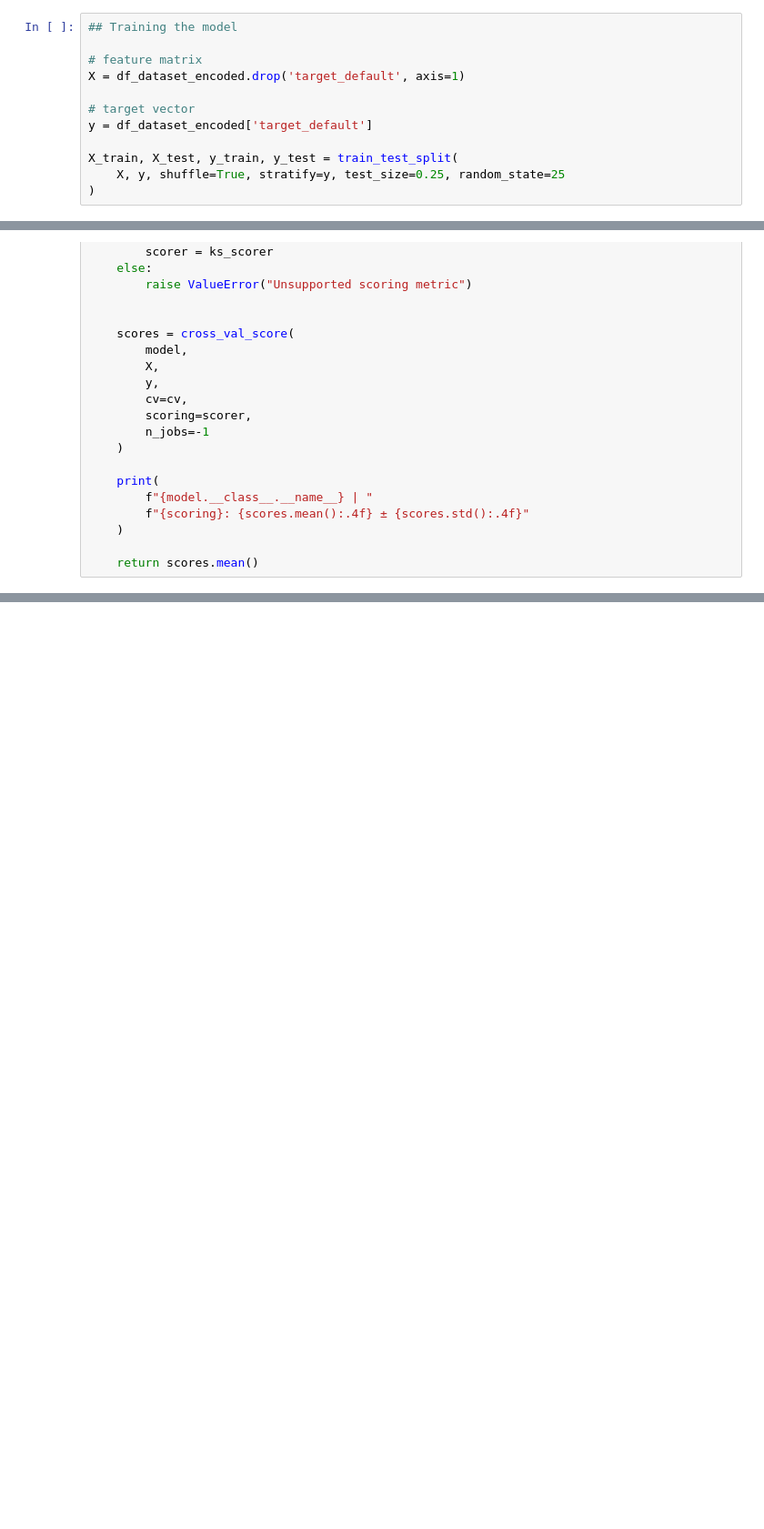
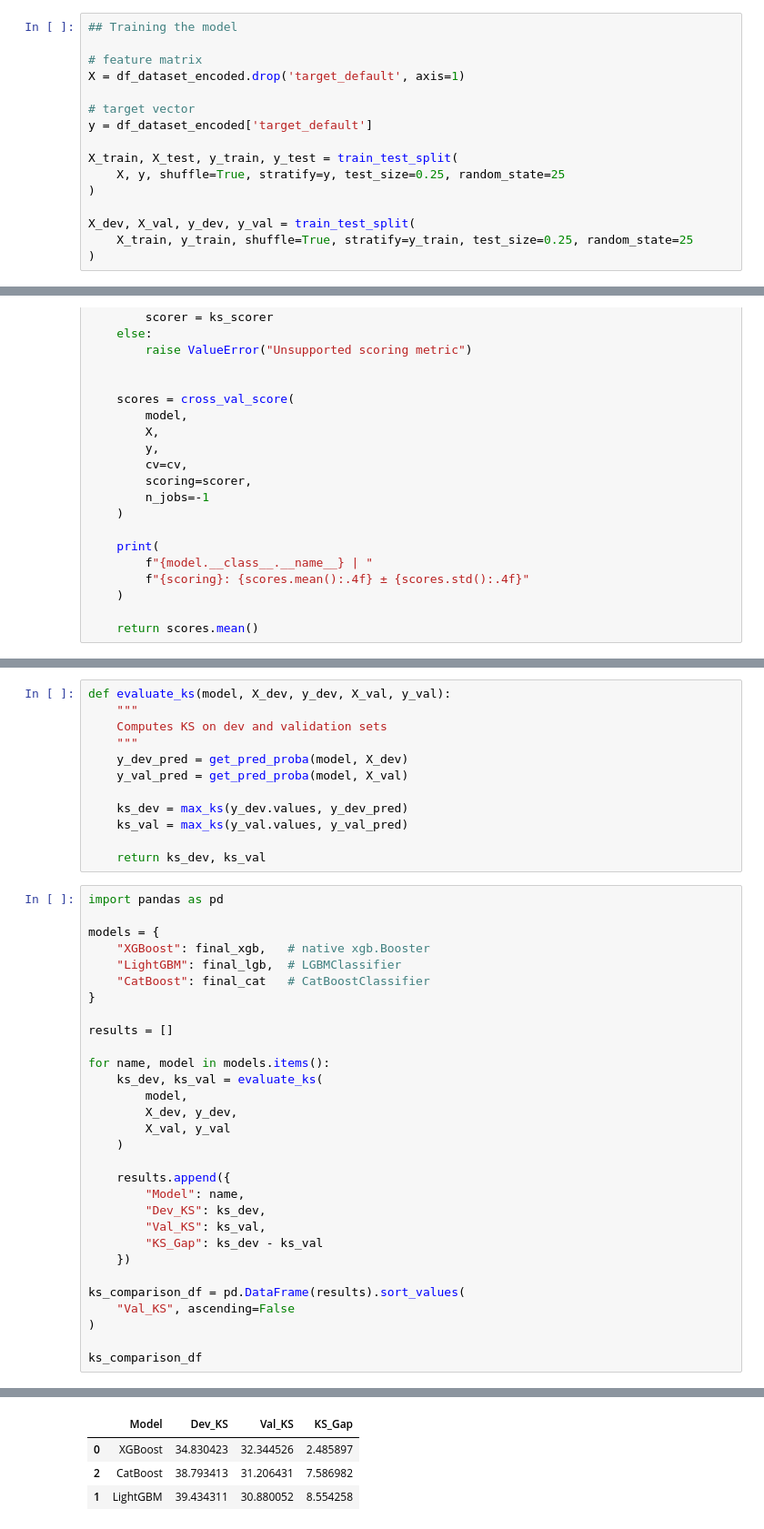
Before and after one commit to Rudhvi-213/Credit-Risk, a Jupyter notebook: train.ipynb, the cells around one changed output, grey strips where cells are left out. Shown at 91% size. Cells and saved outputs as stored; diff of their text form; blank space fills up the shorter version.

Commit message:
final model type

```diff
--- a/train.ipynb
+++ b/train.ipynb
@@ -305,3 +313,7 @@ y = df_dataset_encoded['target_default']
 X_train, X_test, y_train, y_test = train_test_split(
     X, y, shuffle=True, stratify=y, test_size=0.25, random_state=25
 )
+
+X_dev, X_val, y_dev, y_val = train_test_split(
+    X_train, y_train, shuffle=True, stratify=y_train, test_size=0.25, random_state=25
+)
@@ -459,0 +830,43 @@ CatBoostClassifier | ks: 0.3088 ± 0.0157
+# %%
+def evaluate_ks(model, X_dev, y_dev, X_val, y_val):
+    """
+    Computes KS on dev and validation sets
+    """
+    y_dev_pred = get_pred_proba(model, X_dev)
+    y_val_pred = get_pred_proba(model, X_val)
+
+    ks_dev = max_ks(y_dev.values, y_dev_pred)
+    ks_val = max_ks(y_val.values, y_val_pred)
+
+    return ks_dev, ks_val
+# %%
+import pandas as pd
+
+models = {
+    "XGBoost": final_xgb,   # native xgb.Booster
+    "LightGBM": final_lgb,  # LGBMClassifier
+    "CatBoost": final_cat   # CatBoostClassifier
+}
+
+results = []
+
+for name, model in models.items():
+    ks_dev, ks_val = evaluate_ks(
+        model,
+        X_dev, y_dev,
+        X_val, y_val
+    )
+
+    results.append({
+        "Model": name,
+        "Dev_KS": ks_dev,
+        "Val_KS": ks_val,
+        "KS_Gap": ks_dev - ks_val
+    })
+
+ks_comparison_df = pd.DataFrame(results).sort_values(
+    "Val_KS", ascending=False
+)
+
+ks_comparison_df
+# %% [output]
@@ -459,0 +877,4 @@ CatBoostClassifier | ks: 0.3088 ± 0.0157
+|  | Model | Dev_KS | Val_KS | KS_Gap |
+| 0 | XGBoost | 34.830423 | 32.344526 | 2.485897 |
+| 2 | CatBoost | 38.793413 | 31.206431 | 7.586982 |
+| 1 | LightGBM | 39.434311 | 30.880052 | 8.554258 |
```
Also changed, not shown: parts of 19 cells of this notebook, 4 other files.
